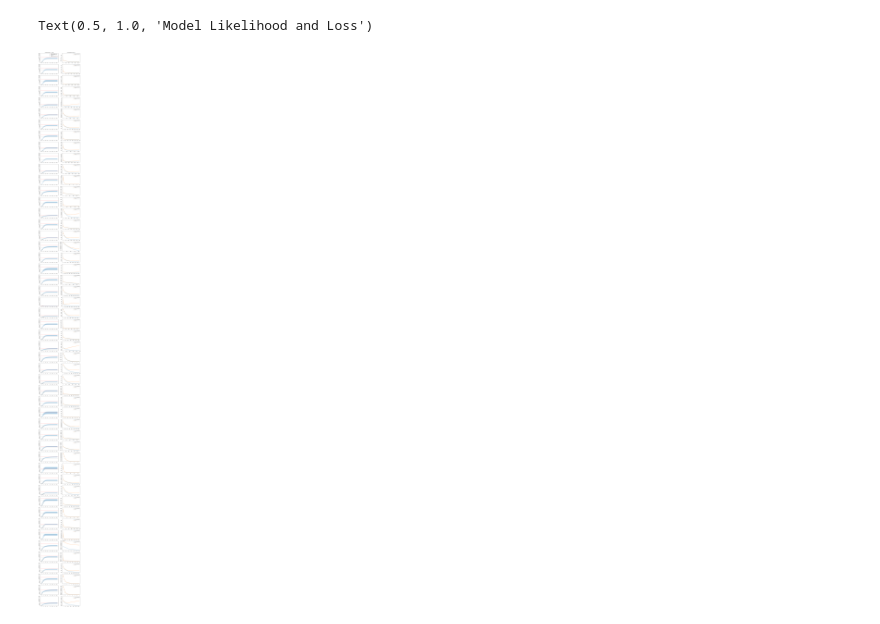
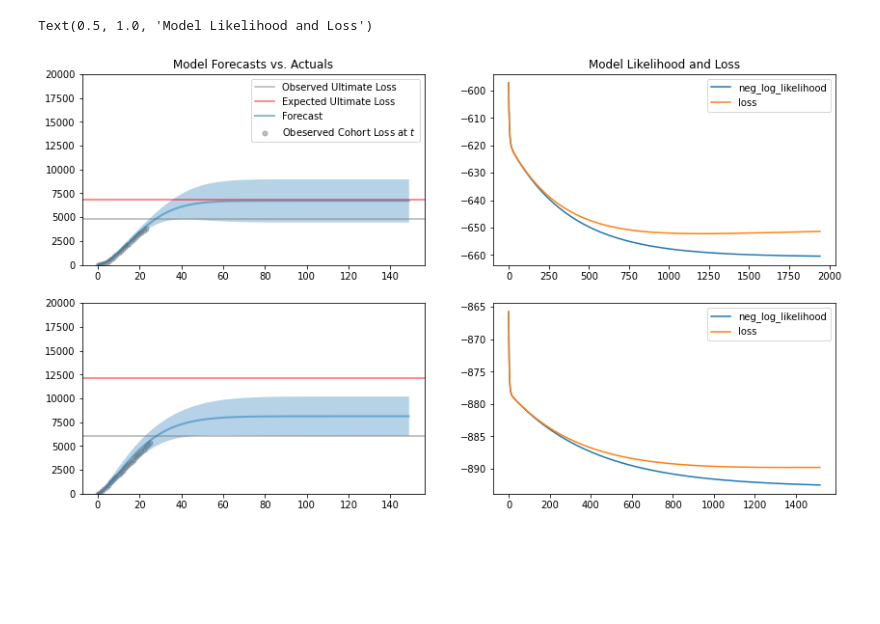
Before and after one commit to madrury/loss-forecasting, a Jupyter notebook: simulation-testing.ipynb, the cells around one changed output. Saved outputs shown, nothing was run; the diff lists cells and outputs as text; code cells hidden in the pictures; blank space fills up the shorter version.

```diff
--- a/simulation-testing.ipynb
+++ b/simulation-testing.ipynb
@@ -37,5 +40,5 @@ Text(0, 0.5, 'Loss')
 # %%
-N = 50
+N = 2
 
 simulator = FraudForcastingDataSimulator(
     n_obs_min=5, n_obs_max=30, ultimate_loss_mean=10000.0, ultimate_loss_std=3000.0)
@@ -56,31 +59,31 @@ for ax0, ax1 in axs:
     model = LossDevelopmentCurveModel(
         ul_prior_mean=10000.0, ul_prior_std=5000.0, initial_ul=10000.0,
         shrinkage=0.1, learning_rate=0.001)
     model.fit(df['t'].values, df['y'].values)
 
     t = np.arange(150)
     forecast = model.forecast(t)
     ax0.plot(t, forecast, alpha=0.5, linewidth=2, label="Forecast")
 
     max_t = np.max(df['t'])
     t = np.arange(0, 150)
     ax0.fill_between(
         t,
         forecast + 3 * model.forecast_interval(t),
         forecast - 3 * model.forecast_interval(t),
         alpha=0.33
     )
 
     ax0.set_ylim([-5.0, 20000.0])
 
     ax1.plot(np.arange(len(model.log_likelihoods)), -np.array(model.log_likelihoods), label='neg_log_likelihood')
     ax1.plot(np.arange(len(model.losses)), model.losses, label='loss')
     ax1.legend()
 
 axs[0][0].legend()
 axs[0][0].set_title("Model Forecasts vs. Actuals")
 axs[0][1].legend()
 axs[0][1].set_title("Model Likelihood and Loss")
 # %% [output]
 Text(0.5, 1.0, 'Model Likelihood and Loss')
-[figure, old version]
+[figure, new version]
```
Also changed, not shown: parts of 2 cells of this notebook, 1 other file.
